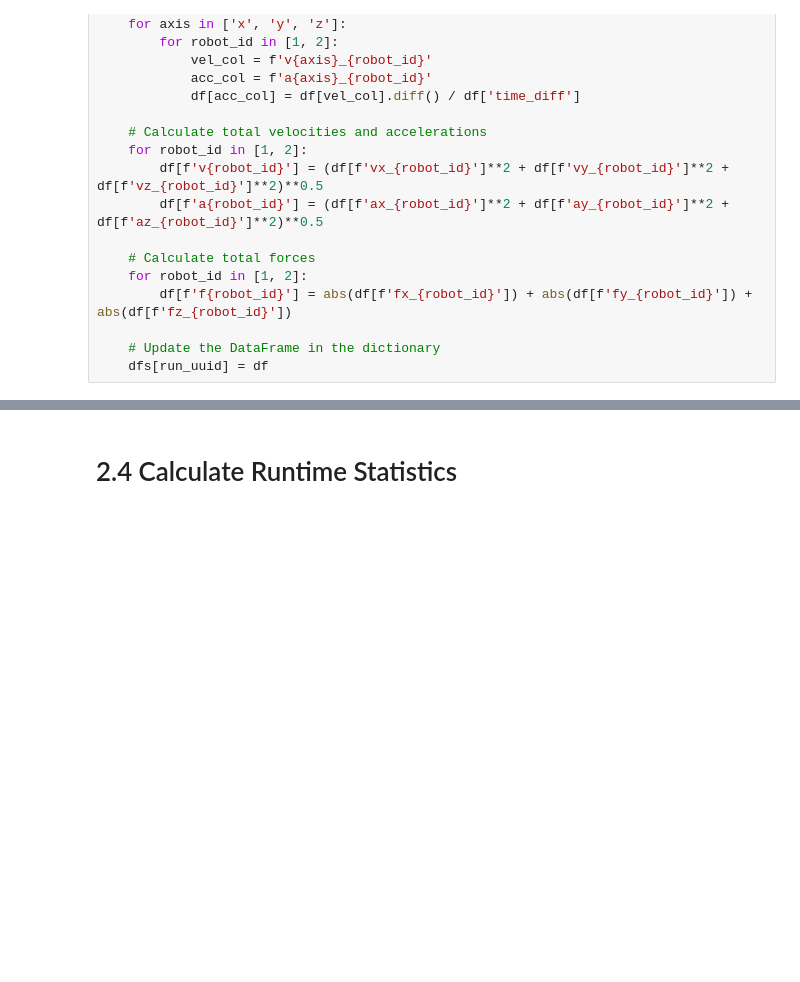
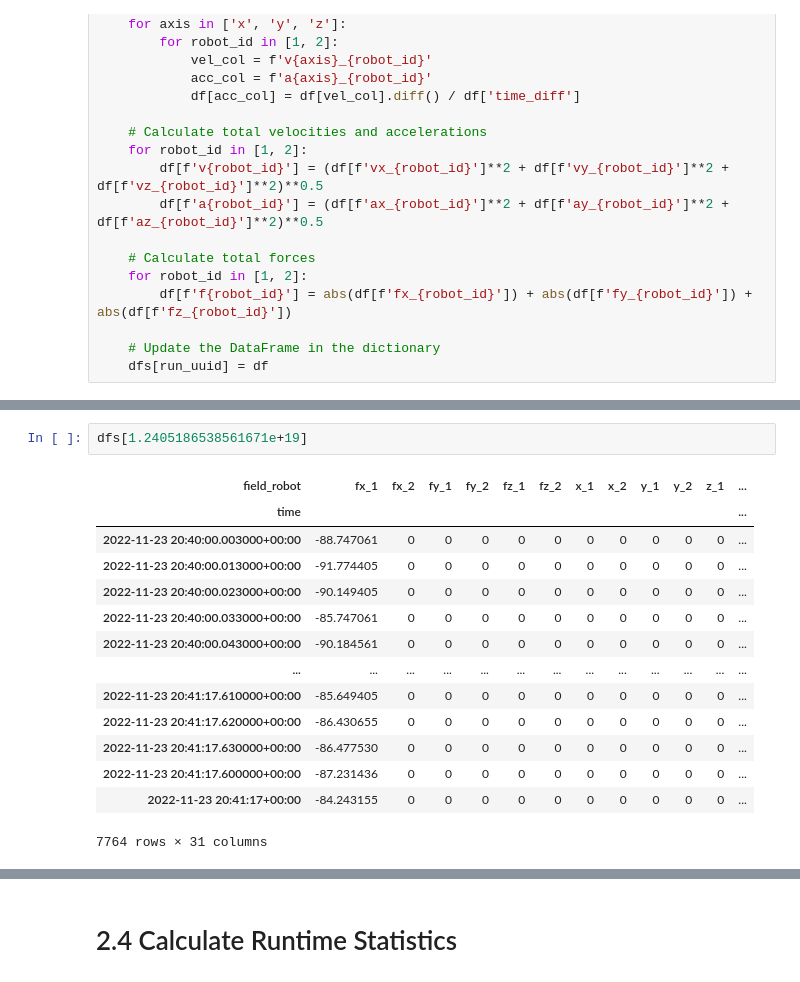
Before and after one commit to mehrgod/ml_ops_data_engineer_hw, a Jupyter notebook: data_engineer_homework.ipynb, the cells around one changed output, grey strips where cells are left out. Cells and saved outputs as stored; diff of their text form; blank space fills up the shorter version.

```diff
--- a/data_engineer_homework.ipynb
+++ b/data_engineer_homework.ipynb
@@ -172,0 +204,17 @@ for run_uuid, df in dfs.items():
+# %%
+dfs[1.2405186538561671e+19]
+# %% [output]
+| field_robot | fx_1 | fx_2 | fy_1 | fy_2 | fz_1 | fz_2 | x_1 | x_2 | y_1 | y_2 | z_1 | ... |
+| time |  |  |  |  |  |  |  |  |  |  |  | ... |
+| 2022-11-23 20:40:00.003000+00:00 | -88.747061 | 0 | 0 | 0 | 0 | 0 | 0 | 0 | 0 | 0 | 0 | ... |
+| 2022-11-23 20:40:00.013000+00:00 | -91.774405 | 0 | 0 | 0 | 0 | 0 | 0 | 0 | 0 | 0 | 0 | ... |
+| 2022-11-23 20:40:00.023000+00:00 | -90.149405 | 0 | 0 | 0 | 0 | 0 | 0 | 0 | 0 | 0 | 0 | ... |
+| 2022-11-23 20:40:00.033000+00:00 | -85.747061 | 0 | 0 | 0 | 0 | 0 | 0 | 0 | 0 | 0 | 0 | ... |
+| 2022-11-23 20:40:00.043000+00:00 | -90.184561 | 0 | 0 | 0 | 0 | 0 | 0 | 0 | 0 | 0 | 0 | ... |
+| ... | ... | ... | ... | ... | ... | ... | ... | ... | ... | ... | ... | ... |
+| 2022-11-23 20:41:17.610000+00:00 | -85.649405 | 0 | 0 | 0 | 0 | 0 | 0 | 0 | 0 | 0 | 0 | ... |
+| 2022-11-23 20:41:17.620000+00:00 | -86.430655 | 0 | 0 | 0 | 0 | 0 | 0 | 0 | 0 | 0 | 0 | ... |
+| 2022-11-23 20:41:17.630000+00:00 | -86.477530 | 0 | 0 | 0 | 0 | 0 | 0 | 0 | 0 | 0 | 0 | ... |
+| 2022-11-23 20:41:17.600000+00:00 | -87.231436 | 0 | 0 | 0 | 0 | 0 | 0 | 0 | 0 | 0 | 0 | ... |
+| 2022-11-23 20:41:17+00:00 | -84.243155 | 0 | 0 | 0 | 0 | 0 | 0 | 0 | 0 | 0 | 0 | ... |
+7764 rows × 31 columns
```
Also changed, not shown: parts of 7 cells of this notebook.
